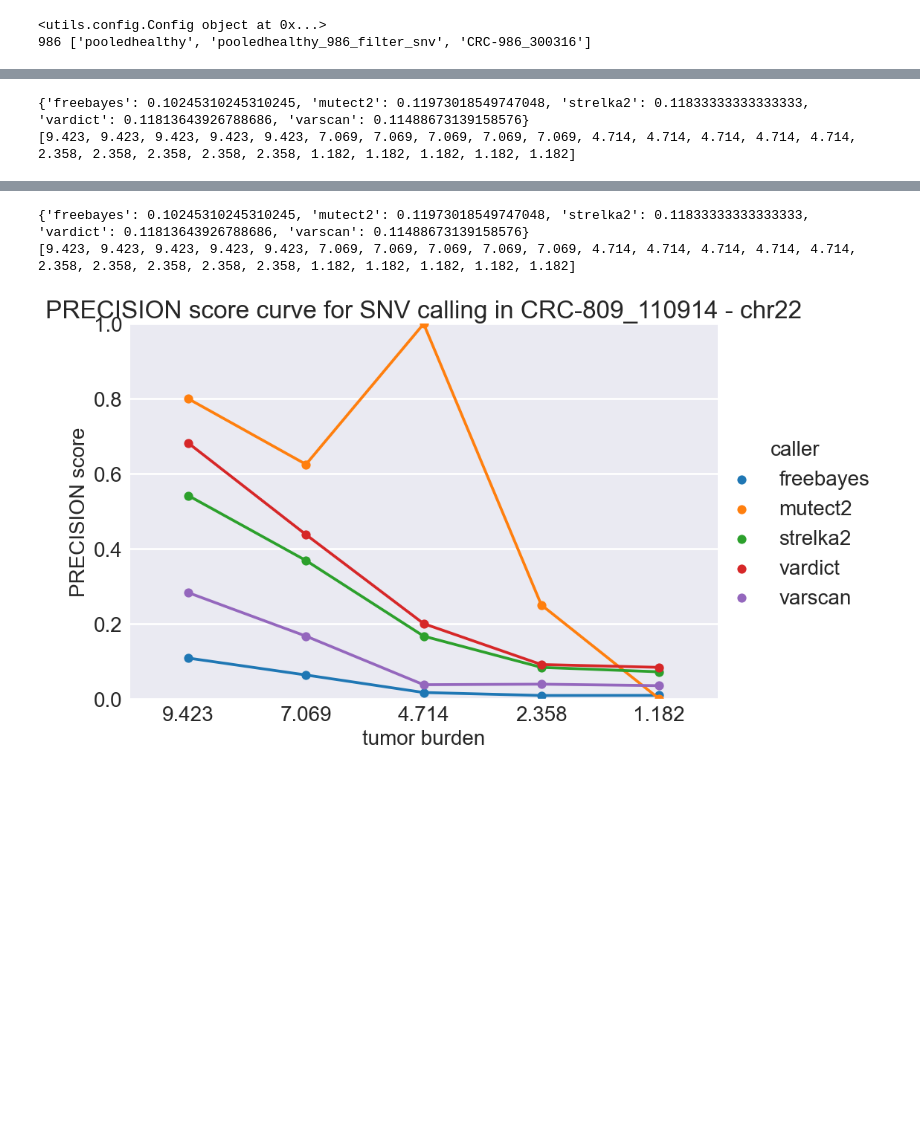
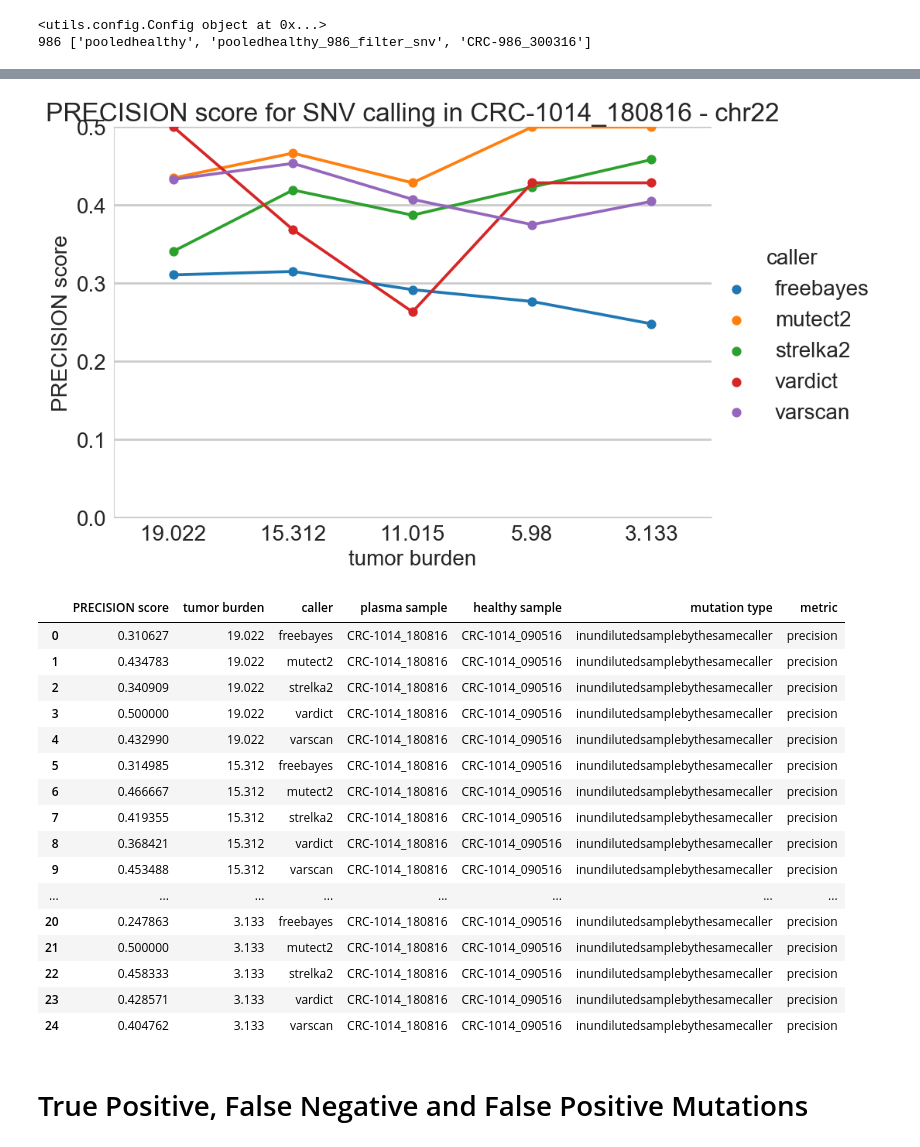
Before and after one commit to hanaecarrie/cfdna_snv_benchmark, a Jupyter notebook: notebooks/liquid_biopsy_benchmark.ipynb, the cells around one changed output, grey strips where cells are left out. Cells and saved outputs as stored; diff of their text form; code cells hidden in the pictures; blank space fills up the shorter version.

Commit message:
[update]: cbio meeting figure updates

```diff
--- a/notebooks/liquid_biopsy_benchmark.ipynb
+++ b/notebooks/liquid_biopsy_benchmark.ipynb
@@ -31,9 +34,9 @@ set_display_params(config)
 
 prefix = 'dilution_chr22_'
 chrom = '22'
-dilutionseries = [(1,0), (1, 0.72), (0.75, 0.765), (0.5, 0.81), (0.25, 0.855), (0.125, 0.875)]
+dilutionseries = [(1,0), (1, 0.72), (0.75, 0.765), (0.5, 0.81), (0.25, 0.855), (0.125, 0.875)]#, (0.0625, 0.88)]
 
-patient = '986'
+patient = '1014'
 
 if patient == '809':
     plasmasample1 = 'CRC-809_110914'
@@ -54,6 +57,11 @@ elif patient == '1014':
     plasmasampleltb = 'CRC-1014_090516'
     healthysamples = ['pooledhealthy', plasmasampleltb]
 
+if patient == '1014':
+    vcf_ref_path = 'data/bcbio_output/dilution_chr22_CRC-1014_110116_1_pooledhealthy_0/dilution_chr22_CRC-1014_110116_1_pooledhealthy_0-ensemble-annotated.vcf'
+else:
+    vcf_ref_path = None
+
 print(patient, healthysamples)
 # %% [output]
 <utils.config.Config object at 0x...>
@@ -492,3 +560,6 @@ print(patient, healthysamples)
 # %% [output]
 <utils.config.Config object at 0x...>
 986 ['pooledhealthy', 'pooledhealthy_986_filter_snv', 'CRC-986_300316']
+# %%
+prefix = '_chr22_CRC_'
+dilutionseries = [1, 0.2, 0.15, 0.1, 0.05,0.025]
@@ -494,0 +654,12 @@ print(patient, healthysamples)
+# %%
+### CONSENSUS Pooled heatlhy ###
+healthysample = plasmasampleltb
+dilutionseries = [(1,0), (1, 0.72), (0.75, 0.765), (0.5, 0.81), (0.25, 0.855), (0.125, 0.875)]#, (0.0625, 0.88)]
+if patient == '1014':
+    vcf_ref_path = 'data/bcbio_output/dilution_chr22_CRC-1014_110116_1_pooledhealthy_0/dilution_chr22_CRC-1014_110116_1_pooledhealthy_0-ensemble-annotated.vcf'
+else:
+    vcf_ref_path = None
+df_table = get_call_table(config, prefix, plasmasample1, healthysample, dilutionseries, ground_truth_method=3, refsample='undiluted', chrom='22', muttype='SNV', vcf_ref_path=vcf_ref_path)
+results_auprc_df_lowsampletb = metric_curve(config, df_table, plasmasample1, healthysample, dilutionseries, metric='auprc', ground_truth_method=3, refsample='undiluted', muttype='SNV', chrom='22', methods=None, save=False)
+#results_f1_df = metric_curve(config, df_table, plasmasample1, healthysample, dilutionseries, metric='f1', ground_truth_method=3, refsample='undiluted', muttype='SNV', chrom='22', methods=None, save=False)
+results_precision_lowsampletb = metric_curve(config, df_table, plasmasample1, healthysample, dilutionseries, metric='precision', ground_truth_method=3, refsample='undiluted', muttype='SNV', chrom='22', methods=None, save=False)
@@ -495,12 +736,12 @@ print(patient, healthysamples)
 # %%
-### CONSENSUS ###
-healthysample = 'pooledhealthy' #plasmasampleltb
+### CONSISTENCY ###
+healthysample = plasmasampleltb #'pooledhealthy'
 if patient == '1014':
     vcf_ref_path = 'data/bcbio_output/dilution_chr22_CRC-1014_110116_1_pooledhealthy_0/dilution_chr22_CRC-1014_110116_1_pooledhealthy_0-ensemble-annotated.vcf'
 else:
     vcf_ref_path = None
-df_table = get_call_table(config, prefix, plasmasample1, healthysample, dilutionseries, ground_truth_method=4, refsample='undiluted', chrom='22', muttype='SNV', vcf_ref_path=vcf_ref_path)
-metric_curve(config, df_table, plasmasample1, healthysample, dilutionseries, metric='auprc', ground_truth_method=4, refsample='undiluted', muttype='SNV', chrom='22', methods=None, save=True)
-metric_curve(config, df_table, plasmasample1, healthysample, dilutionseries, metric='f1', ground_truth_method=4, refsample='undiluted', muttype='SNV', chrom='22', methods=None, save=True)
-metric_curve(config, df_table, plasmasample1, healthysample, dilutionseries, metric='precision', ground_truth_method=4, refsample='undiluted', muttype='SNV', chrom='22', methods=None, save=True)
+df_table = get_call_table(config, prefix, plasmasample1, healthysample, dilutionseries, ground_truth_method='caller', refsample='undiluted', chrom='22', muttype='SNV', vcf_ref_path=vcf_ref_path)
+metric_curve(config, df_table, plasmasample1, healthysample, dilutionseries, metric='auprc', ground_truth_method='caller', refsample='undiluted', muttype='SNV', chrom='22', methods=None, save=False)
+metric_curve(config, df_table, plasmasample1, healthysample, dilutionseries, metric='f1', ground_truth_method='caller', refsample='undiluted', muttype='SNV', chrom='22', methods=None, save=False)
+metric_curve(config, df_table, plasmasample1, healthysample, dilutionseries, metric='precision', ground_truth_method='caller', refsample='undiluted', muttype='SNV', chrom='22', methods=None, save=False)
 # %% [output]
@@ -527,2 +766,0 @@ select a single chrom = 22 for analysis
-{'freebayes': 0.10245310245310245, 'mutect2': 0.11973018549747048, 'strelka2': 0.11833333333333333, 'vardict': 0.11813643926788686, 'varscan': 0.11488673139158576}
-[9.423, 9.423, 9.423, 9.423, 9.423, 7.069, 7.069, 7.069, 7.069, 7.069, 4.714, 4.714, 4.714, 4.714, 4.714, 2.358, 2.358, 2.358, 2.358, 2.358, 1.182, 1.182, 1.182, 1.182, 1.182]
@@ -530,3 +768,20 @@ select a single chrom = 22 for analysis
-{'freebayes': 0.10245310245310245, 'mutect2': 0.11973018549747048, 'strelka2': 0.11833333333333333, 'vardict': 0.11813643926788686, 'varscan': 0.11488673139158576}
-[9.423, 9.423, 9.423, 9.423, 9.423, 7.069, 7.069, 7.069, 7.069, 7.069, 4.714, 4.714, 4.714, 4.714, 4.714, 2.358, 2.358, 2.358, 2.358, 2.358, 1.182, 1.182, 1.182, 1.182, 1.182]
-[figure, old version]
+[figure, new version]
+|  | PRECISION score | tumor burden | caller | plasma sample | healthy sample | mutation type | metric |
+| 0 | 0.310627 | 19.022 | freebayes | CRC-1014_180816 | CRC-1014_090516 | inundilutedsamplebythesamecaller | precision |
+| 1 | 0.434783 | 19.022 | mutect2 | CRC-1014_180816 | CRC-1014_090516 | inundilutedsamplebythesamecaller | precision |
+| 2 | 0.340909 | 19.022 | strelka2 | CRC-1014_180816 | CRC-1014_090516 | inundilutedsamplebythesamecaller | precision |
+| 3 | 0.500000 | 19.022 | vardict | CRC-1014_180816 | CRC-1014_090516 | inundilutedsamplebythesamecaller | precision |
+| 4 | 0.432990 | 19.022 | varscan | CRC-1014_180816 | CRC-1014_090516 | inundilutedsamplebythesamecaller | precision |
+| 5 | 0.314985 | 15.312 | freebayes | CRC-1014_180816 | CRC-1014_090516 | inundilutedsamplebythesamecaller | precision |
+| 6 | 0.466667 | 15.312 | mutect2 | CRC-1014_180816 | CRC-1014_090516 | inundilutedsamplebythesamecaller | precision |
+| 7 | 0.419355 | 15.312 | strelka2 | CRC-1014_180816 | CRC-1014_090516 | inundilutedsamplebythesamecaller | precision |
+| 8 | 0.368421 | 15.312 | vardict | CRC-1014_180816 | CRC-1014_090516 | inundilutedsamplebythesamecaller | precision |
+| 9 | 0.453488 | 15.312 | varscan | CRC-1014_180816 | CRC-1014_090516 | inundilutedsamplebythesamecaller | precision |
+| ... | ... | ... | ... | ... | ... | ... | ... |
+| 20 | 0.247863 | 3.133 | freebayes | CRC-1014_180816 | CRC-1014_090516 | inundilutedsamplebythesamecaller | precision |
+| 21 | 0.500000 | 3.133 | mutect2 | CRC-1014_180816 | CRC-1014_090516 | inundilutedsamplebythesamecaller | precision |
+| 22 | 0.458333 | 3.133 | strelka2 | CRC-1014_180816 | CRC-1014_090516 | inundilutedsamplebythesamecaller | precision |
+| 23 | 0.428571 | 3.133 | vardict | CRC-1014_180816 | CRC-1014_090516 | inundilutedsamplebythesamecaller | precision |
+| 24 | 0.404762 | 3.133 | varscan | CRC-1014_180816 | CRC-1014_090516 | inundilutedsamplebythesamecaller | precision |
+# %% [markdown]
+# True Positive, False Negative and False Positive Mutations
```
Also changed, not shown: parts of 29 cells of this notebook, 4 other files.
